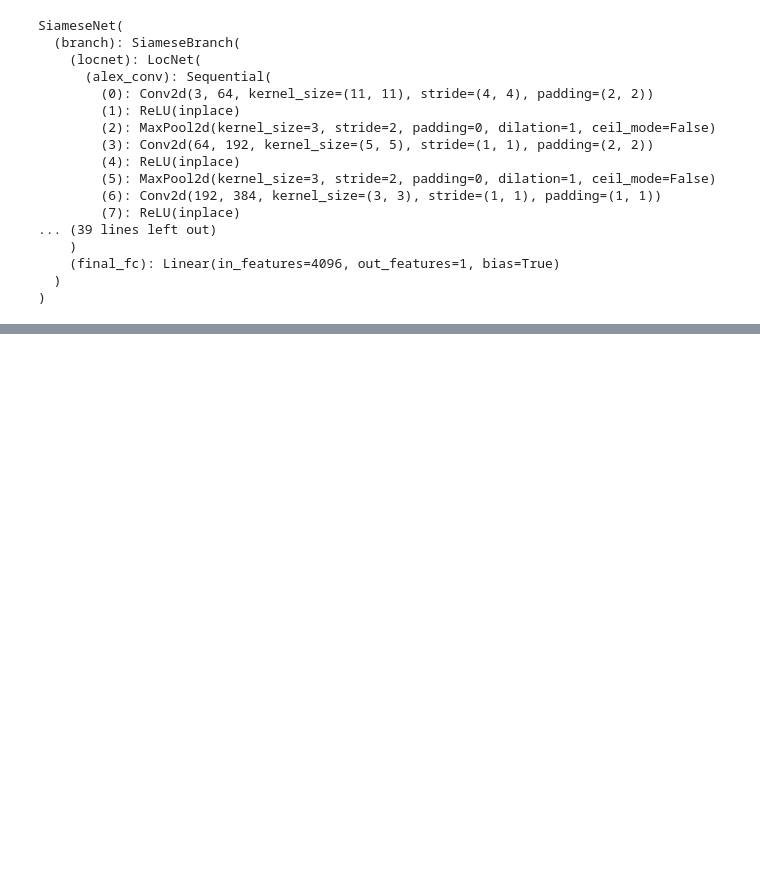
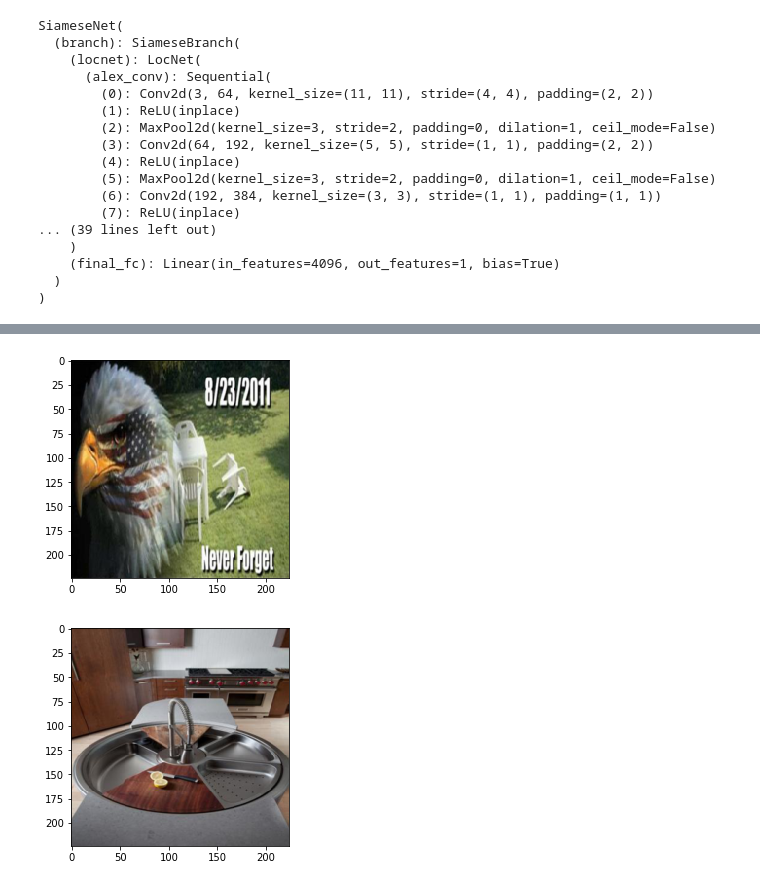
Before and after one commit to ShuoGH/Image-Virality, a Jupyter notebook: Preliminary Training.ipynb, the cells around one changed output, grey strips where cells are left out. Cells and saved outputs as stored; diff of their text form; code cells hidden in the pictures; blank space fills up the shorter version.

```diff
--- a/Preliminary Training.ipynb
+++ b/Preliminary Training.ipynb
@@ -15,8 +18,12 @@ from imp import reload
 train_data=datasets.Reddit_Img_Pair('.',transform=transforms.Compose([
                        transforms.Resize((224, 224)),
                        transforms.ToTensor(),
-                       transforms.Normalize((0.1307,), (0.3081,))
                    ]),re_select=True)
+# train_data=datasets.Reddit_Img_Pair('.',transform=transforms.Compose([
+#                        transforms.Resize((224, 224)),
+#                        transforms.ToTensor(),
+#                        transforms.Normalize((0.1307,), (0.3081,))
+#                    ]),re_select=True)
 test_data=datasets.Reddit_Img_Pair('.',train=False, transform=transforms.Compose([
                        transforms.Resize((224, 224)),
                        transforms.ToTensor(),
@@ -148,0 +135,2 @@ KeyboardInterrupt:
+# %%
+test_batch_data,test_batch_label=next(iter(train_loader))
@@ -148,0 +159,6 @@ KeyboardInterrupt:
+# %%
+vis.show_img_in_notebook(test_batch_data[0][5])
+vis.show_img_in_notebook(test_batch_data[1][5])
+# %% [output]
+[figure, added]
+[figure, added]
```
Also changed, not shown: parts of 32 cells of this notebook, 8 other files.
